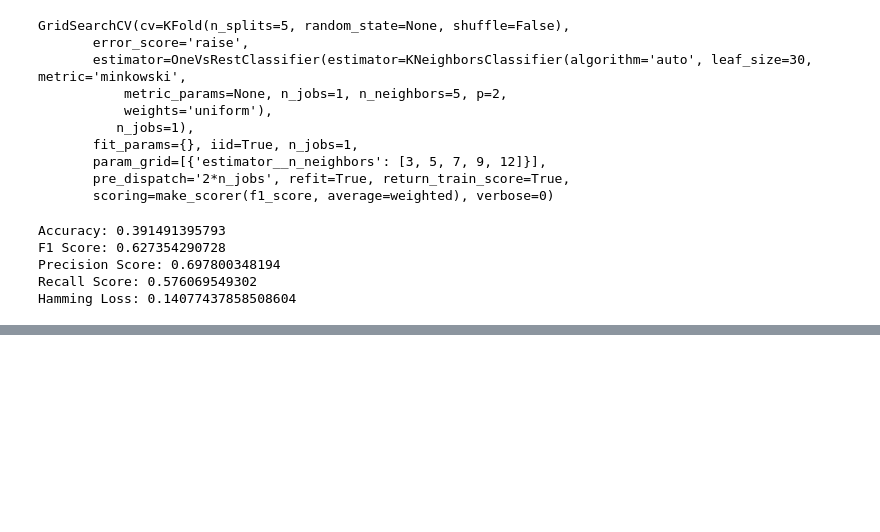
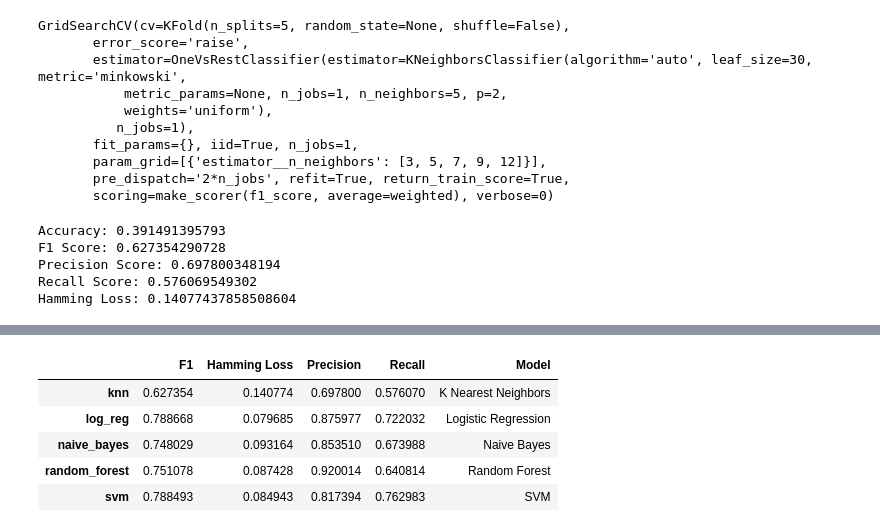
Before and after one commit to kurtisdavid/animeSynopsisClassifier, a Jupyter notebook: AnimeSynopsisClassifier.ipynb, the cells around one changed output, grey strips where cells are left out. Cells and saved outputs as stored; diff of their text form; code cells hidden in the pictures; blank space fills up the shorter version.

```diff
--- a/AnimeSynopsisClassifier.ipynb
+++ b/AnimeSynopsisClassifier.ipynb
@@ -663,0 +697,11 @@ with open('knn.pkl', 'rb') as f:
+# %%
+scores_df['Model'] = ['K Nearest Neighbors','Logistic Regression', 'Naive Bayes', 'Random Forest', 'SVM']
+scores_df.columns = [scores_df.columns[0], 'Hamming Loss'] + list(scores_df.columns[2:])
+scores_df
+# %% [output]
+|  | F1 | Hamming Loss | Precision | Recall | Model |
+| knn | 0.627354 | 0.140774 | 0.697800 | 0.576070 | K Nearest Neighbors |
+| log_reg | 0.788668 | 0.079685 | 0.875977 | 0.722032 | Logistic Regression |
+| naive_bayes | 0.748029 | 0.093164 | 0.853510 | 0.673988 | Naive Bayes |
+| random_forest | 0.751078 | 0.087428 | 0.920014 | 0.640814 | Random Forest |
+| svm | 0.788493 | 0.084943 | 0.817394 | 0.762983 | SVM |
```
Also changed, not shown: parts of 12 cells of this notebook.
